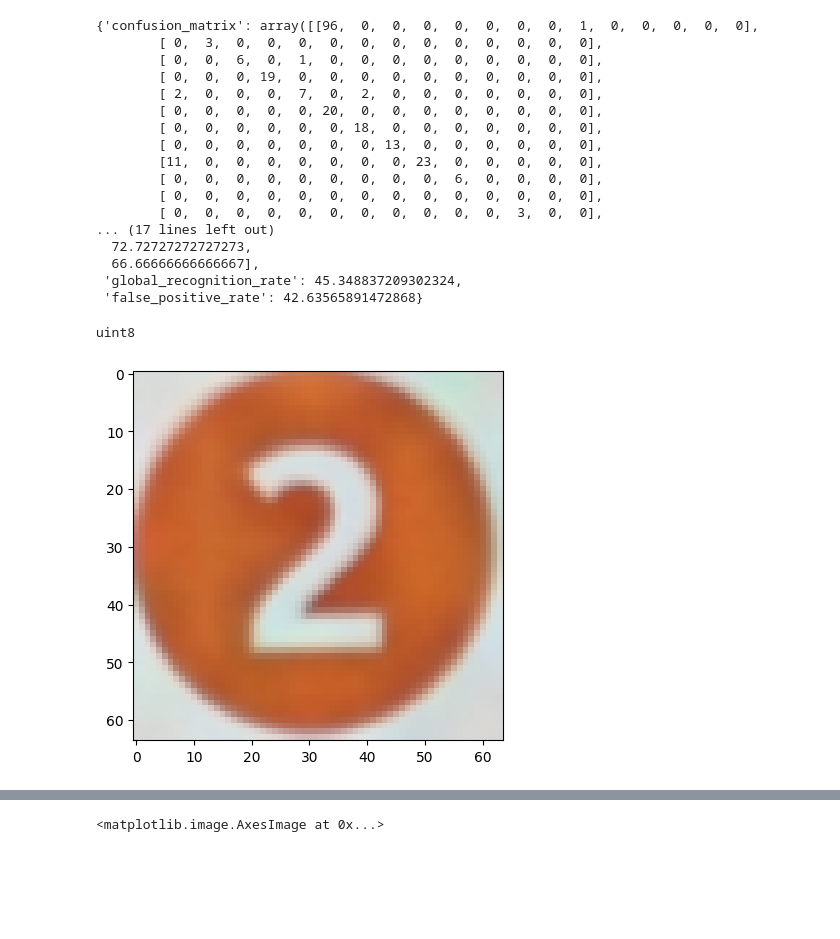
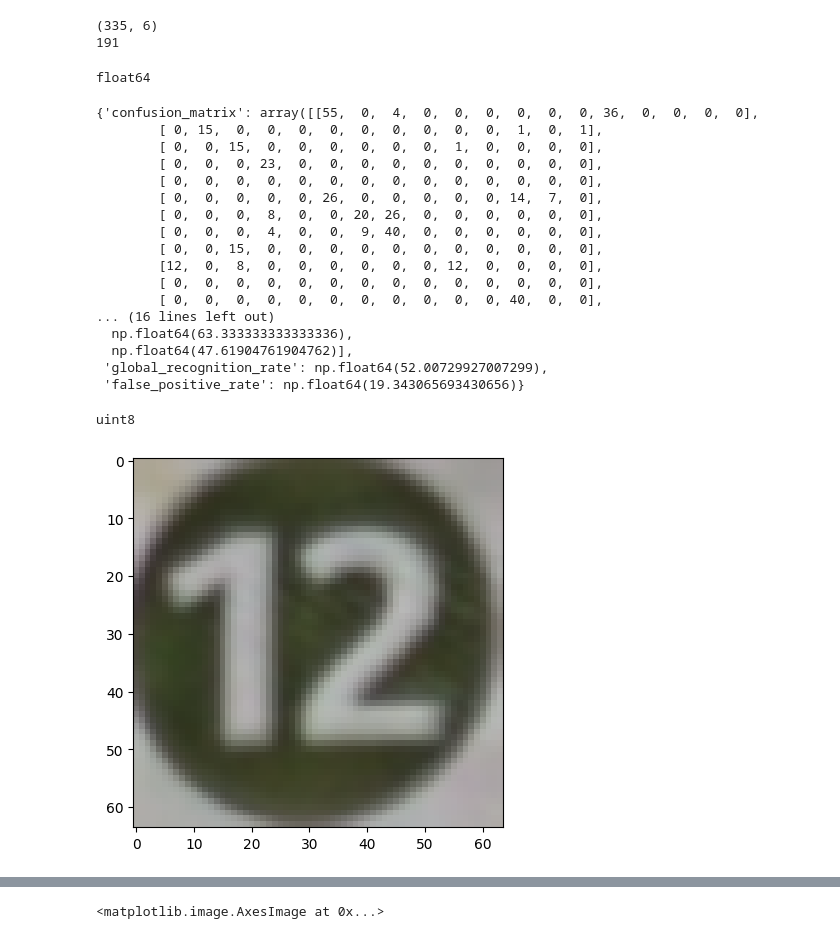
Before and after one commit to cyang2001/metro, a Jupyter notebook: notebooks/view_data.ipynb, the cells around one changed output, grey strips where cells are left out. Drawn from its saved outputs; the diff is of its cells as text; code cells hidden in the pictures; blank space fills up the shorter version.

```diff
--- a/notebooks/view_data.ipynb
+++ b/notebooks/view_data.ipynb
@@ -20,3 +17,20 @@ mat_data
+# %%
+print(mat_data['BD'].shape)
+
+bd = mat_data['BD']
+line_ids = []
+for i in range(len(bd)):
+    line_ids.append(bd[i][-1])
+
+counts = 0
+for i in range(len(line_ids)):
+    if line_ids[i] == 1:
+        counts += 1
+
+print(counts)
+# %% [output]
+(335, 6)
+191
 # %%
 # -*- coding: utf-8 -*-
 """
@@ -36,7 +50,7 @@ def evaluation(BDREF_path, BDTEST_path, resize_factor):
         BDTEST = scipy.io.loadmat(BDTEST_path)['BD']
     except Exception as e:
         return None
-
+    print(BDTEST.dtype)
     BDTEST[:, 1:5] = resize_factor * BDTEST[:, 1:5]
 
     I = np.mean(BDREF[:, 1:3], axis=1)
@@ -117,41 +131,42 @@ def evaluation(BDREF_path, BDTEST_path, resize_factor):
 
     return stats
 
-ref = "./X.mat"
-test = "../results/detections/test_results.mat"
+ref = "../data/BD_METRO/Test.mat"
+test = "../results/detections/test_results_no_class.mat"
 
 evaluation(ref, test, 1)
 # %% [output]
-{'confusion_matrix': array([[96,  0,  0,  0,  0,  0,  0,  0,  1,  0,  0,  0,  0,  0],
-        [ 0,  3,  0,  0,  0,  0,  0,  0,  0,  0,  0,  0,  0,  0],
-        [ 0,  0,  6,  0,  1,  0,  0,  0,  0,  0,  0,  0,  0,  0],
-        [ 0,  0,  0, 19,  0,  0,  0,  0,  0,  0,  0,  0,  0,  0],
-        [ 2,  0,  0,  0,  7,  0,  2,  0,  0,  0,  0,  0,  0,  0],
-        [ 0,  0,  0,  0,  0, 20,  0,  0,  0,  0,  0,  0,  0,  0],
-        [ 0,  0,  0,  0,  0,  0, 18,  0,  0,  0,  0,  0,  0,  0],
-        [ 0,  0,  0,  0,  0,  0,  0, 13,  0,  0,  0,  0,  0,  0],
-        [11,  0,  0,  0,  0,  0,  0,  0, 23,  0,  0,  0,  0,  0],
-        [ 0,  0,  0,  0,  0,  0,  0,  0,  0,  6,  0,  0,  0,  0],
-        [ 0,  0,  0,  0,  0,  0,  0,  0,  0,  0,  0,  0,  0,  0],
-        [ 0,  0,  0,  0,  0,  0,  0,  0,  0,  0,  0,  3,  0,  0],
-... (17 lines left out)
-  72.72727272727273,
-  66.66666666666667],
- 'global_recognition_rate': 45.348837209302324,
- 'false_positive_rate': 42.63565891472868}
+float64
+{'confusion_matrix': array([[55,  0,  4,  0,  0,  0,  0,  0,  0, 36,  0,  0,  0,  0],
+        [ 0, 15,  0,  0,  0,  0,  0,  0,  0,  0,  0,  1,  0,  1],
+        [ 0,  0, 15,  0,  0,  0,  0,  0,  0,  1,  0,  0,  0,  0],
+        [ 0,  0,  0, 23,  0,  0,  0,  0,  0,  0,  0,  0,  0,  0],
+        [ 0,  0,  0,  0,  0,  0,  0,  0,  0,  0,  0,  0,  0,  0],
+        [ 0,  0,  0,  0,  0, 26,  0,  0,  0,  0,  0, 14,  7,  0],
+        [ 0,  0,  0,  8,  0,  0, 20, 26,  0,  0,  0,  0,  0,  0],
+        [ 0,  0,  0,  4,  0,  0,  9, 40,  0,  0,  0,  0,  0,  0],
+        [ 0,  0, 15,  0,  0,  0,  0,  0,  0,  0,  0,  0,  0,  0],
+        [12,  0,  8,  0,  0,  0,  0,  0,  0, 12,  0,  0,  0,  0],
+        [ 0,  0,  0,  0,  0,  0,  0,  0,  0,  0,  0,  0,  0,  0],
+        [ 0,  0,  0,  0,  0,  0,  0,  0,  0,  0,  0, 40,  0,  0],
+... (16 lines left out)
+  np.float64(63.333333333333336),
+  np.float64(47.61904761904762)],
+ 'global_recognition_rate': np.float64(52.00729927007299),
+ 'false_positive_rate': np.float64(19.343065693430656)}
 # %%
 import os
 import cv2
 import matplotlib.pyplot as plt
 import numpy as np
 #img_dir = "../data/BD_METRO"
 img_dir = "../models/templates"
 #img_name = "IM (147).JPG"
-img_name = "class_2.png"
+img_name = "class_12.png"
 img_path = os.path.join(img_dir, img_name)
 img = cv2.imread(img_path)
 plt.imshow(img)
 print(img.dtype)
 # %% [output]
 uint8
-[figure, old version]
+[figure, new version]
```
Also changed, not shown: parts of 2 cells of this notebook, 9 other files.
